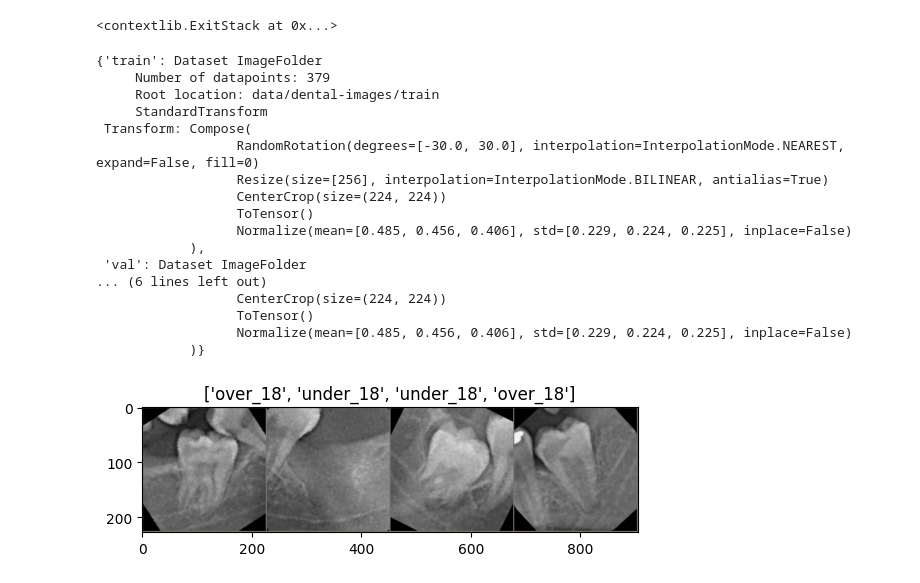
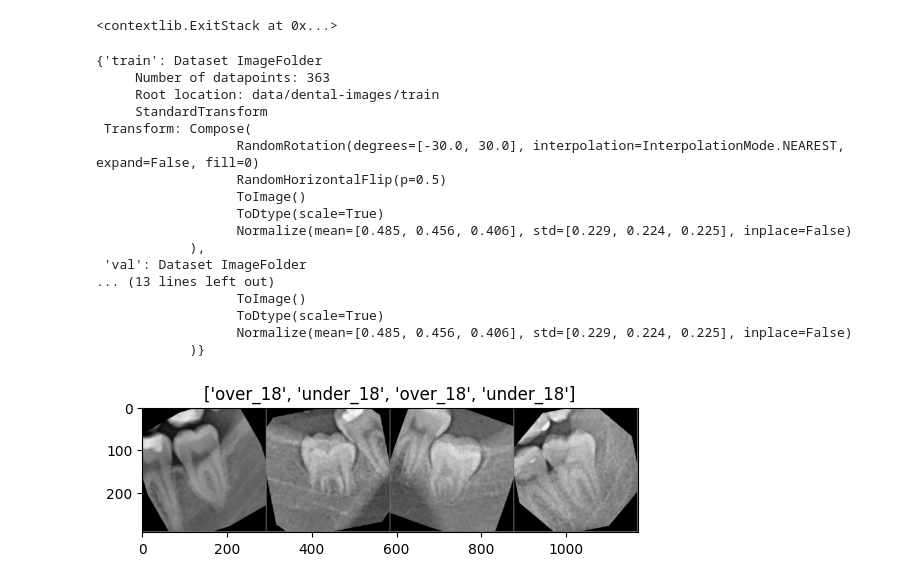
Before and after one commit to antaramol/dental-images, a Jupyter notebook: train.ipynb, the cells around one changed output. Drawn from its saved outputs; the diff is of its cells as text; code cells hidden in the pictures.

```diff
--- a/train.ipynb
+++ b/train.ipynb
@@ -26,20 +32,26 @@ plt.ion()   # interactive mode
 # %%
 data_transforms = {
     'train': v2.Compose([
-        # v2.RandomResizedCrop(224),
         v2.RandomRotation(30),
-        v2.Resize(256),
-        v2.CenterCrop(224),
-        # v2.RandomHorizontalFlip(),
-        v2.ToTensor(),
-        v2.Normalize([0.485, 0.456, 0.406], [0.229, 0.224, 0.225])
+        v2.RandomHorizontalFlip(),
+
+        # v2.Resize(224),
+        v2.ToImage(),
+        v2.ToDtype(torch.float32, scale=True),
+        v2.Normalize([0.485, 0.456, 0.406], [0.229, 0.224, 0.225]),
+
     ]),
     'val': v2.Compose([
-        v2.RandomRotation(30),
-        v2.Resize(256),
-        v2.CenterCrop(224),
-        v2.ToTensor(),
-        v2.Normalize([0.485, 0.456, 0.406], [0.229, 0.224, 0.225])
+        # v2.Resize(224),
+        v2.ToImage(),
+        v2.ToDtype(torch.float32, scale=True),
+        v2.Normalize([0.485, 0.456, 0.406], [0.229, 0.224, 0.225]),
+    ]),
+    'test': v2.Compose([
+        # v2.Resize(224),
+        v2.ToImage(),
+        v2.ToDtype(torch.float32, scale=True),
+        v2.Normalize([0.485, 0.456, 0.406], [0.229, 0.224, 0.225]),
     ]),
 
 }
@@ -47,11 +59,11 @@ data_transforms = {
 data_dir = 'data/dental-images'
 image_datasets = {x: datasets.ImageFolder(os.path.join(data_dir, x),
                                           data_transforms[x])
-                  for x in ['train', 'val']}
+                  for x in ['train', 'val', 'test']}
 dataloaders = {x: torch.utils.data.DataLoader(image_datasets[x], batch_size=4,
                                              shuffle=True, num_workers=4)
-                for x in ['train', 'val']}
-dataset_sizes = {x: len(image_datasets[x]) for x in ['train', 'val']}
+                for x in ['train', 'val', 'test']}
+dataset_sizes = {x: len(image_datasets[x]) for x in ['train', 'val', 'test']}
 class_names = image_datasets['train'].classes
 
 device = torch.device("cuda:0" if torch.cuda.is_available() else "cpu")
@@ -59,46 +71,45 @@ device = torch.device("cuda:0" if torch.cuda.is_available() else "cpu")
 image_datasets
 # %% [output]
 {'train': Dataset ImageFolder
-     Number of datapoints: 379
+     Number of datapoints: 363
      Root location: data/dental-images/train
      StandardTransform
  Transform: Compose(
                   RandomRotation(degrees=[-30.0, 30.0], interpolation=InterpolationMode.NEAREST, expand=False, fill=0)
-                  Resize(size=[256], interpolation=InterpolationMode.BILINEAR, antialias=True)
-                  CenterCrop(size=(224, 224))
-                  ToTensor()
+                  RandomHorizontalFlip(p=0.5)
+                  ToImage()
+                  ToDtype(scale=True)
                   Normalize(mean=[0.485, 0.456, 0.406], std=[0.229, 0.224, 0.225], inplace=False)
             ),
  'val': Dataset ImageFolder
-... (6 lines left out)
-                  CenterCrop(size=(224, 224))
-                  ToTensor()
+... (13 lines left out)
+                  ToImage()
+                  ToDtype(scale=True)
                   Normalize(mean=[0.485, 0.456, 0.406], std=[0.229, 0.224, 0.225], inplace=False)
             )}
 # %%
 # show images
 def imshow(inp, title=None):
-    """Imshow for Tensor."""
+    """input is a tensor"""
     inp = inp.numpy().transpose((1, 2, 0))
     mean = np.array([0.485, 0.456, 0.406])
     std = np.array([0.229, 0.224, 0.225])
     inp = std * inp + mean
     inp = np.clip(inp, 0, 1)
     plt.imshow(inp)
     if title is not None:
         plt.title(title)
     plt.pause(0.001)  # pause a bit so that plots are updated
 
-
-# Get a batch of training data
+# get a batch of training data
 inputs, classes = next(iter(dataloaders['train']))
 
-# Make a grid from batch
+# make a grid from batch
 out = torchvision.utils.make_grid(inputs)
 
 imshow(out, title=[class_names[x] for x in classes])
 # %% [output]
-[figure, old version]
+[figure, new version]
 # %%
 def train_model(model, criterion, optimizer, scheduler, num_epochs=25):
     since = time.time()
```
Also changed, not shown: parts of 11 cells of this notebook.
